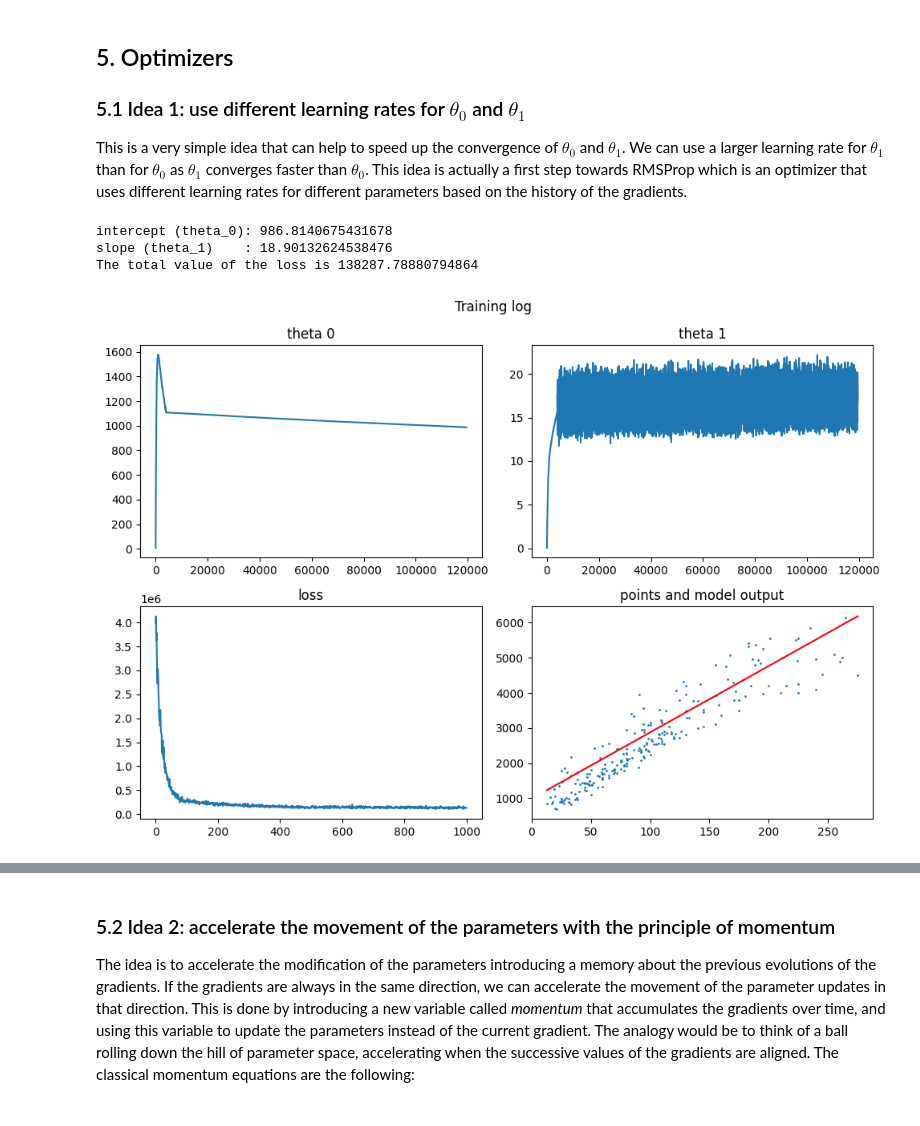
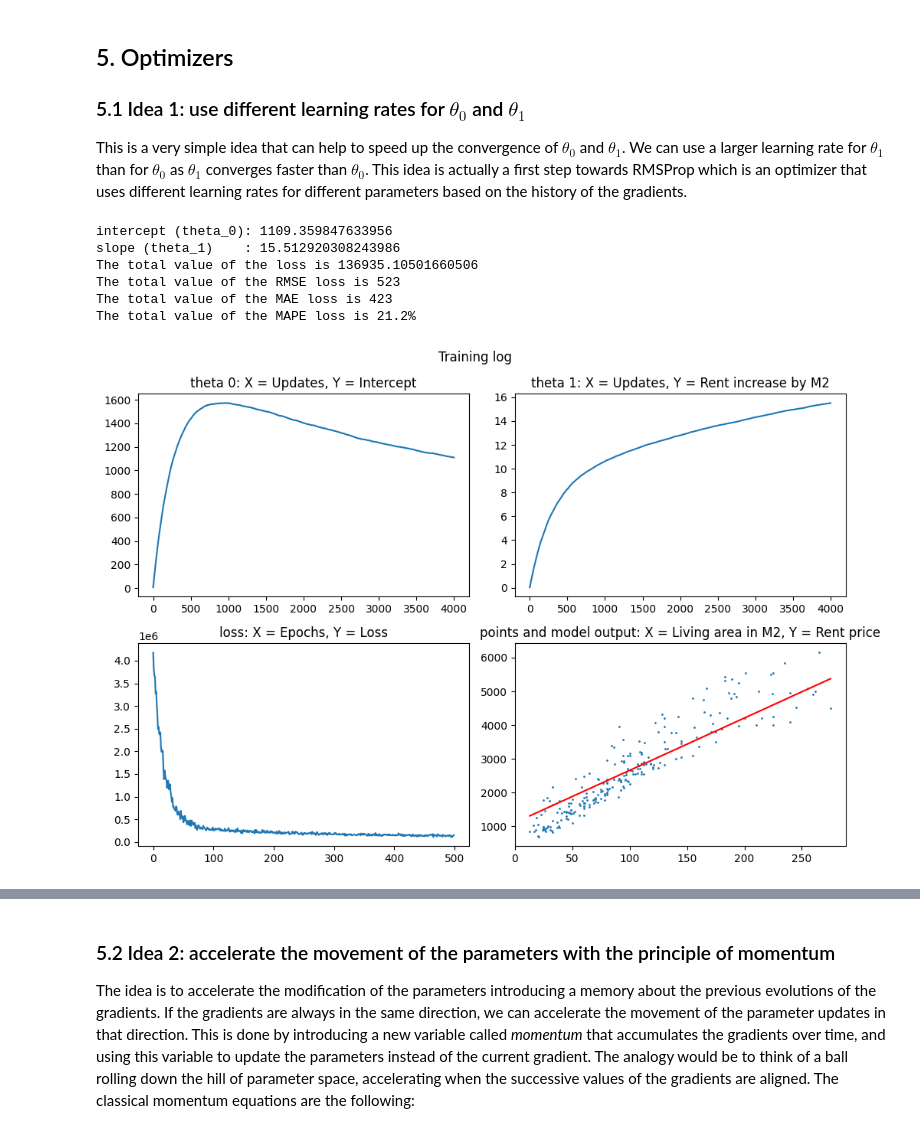
Before and after one commit to MehrLinard/DeLearnSpr26, a Jupyter notebook: Mandatory_Handin2/student-input/cg-linear-regression-stud.ipynb, the cells around one changed output, grey strips where cells are left out. Saved outputs shown, nothing was run; the diff lists cells and outputs as text; code cells hidden in the pictures.

Commit message:
intermediary checkin, reworked batch processing due to code error with two training looops need to rerun and redo all analysis

```diff
--- a/Mandatory_Handin2/student-input/cg-linear-regression-stud.ipynb
+++ b/Mandatory_Handin2/student-input/cg-linear-regression-stud.ipynb
@@ -320,16 +330,16 @@ def plot_training_log(loss_evolution, t0_evolution, t1_evolution, x, y):
     fig, ((ax1, ax2), (ax3, ax4)) = plt.subplots(2, 2, figsize=(10,7))
     fig.suptitle('Training log')
     ax1.plot(t0_evolution)
-    ax1.set_title('theta 0')
+    ax1.set_title('theta 0: X = Updates, Y = Intercept')
     ax2.plot(t1_evolution)
-    ax2.set_title('theta 1')
+    ax2.set_title('theta 1: X = Updates, Y = Rent increase by M2')
     ax3.plot(loss_evolution)
-    ax3.set_title('loss')
+    ax3.set_title('loss: X = Epochs, Y = Loss')
     ax4.scatter(x, y, s=1.0)
     x_curve = np.array(np.linspace(np.min(x), np.max(x), 2))
     y_curve = t0_evolution[-1] + t1_evolution[-1] * x_curve  # use last value of evolution as thetas
     ax4.plot(x_curve, y_curve, color='red')
-    ax4.set_title('points and model output')
+    ax4.set_title('points and model output: X = Living area in M2, Y = Rent price')
     fig.tight_layout()
 # %% [markdown]
 Complete the code below to implement the stochastic gradient descent algorithm for linear regression. Make sure you understand the code and the algorithm before completing it. We will bring incremental evolution to this code so make sure you understand each lines of it. The code is pretty straightforward, but you can ask for help if you have any questions.
@@ -617,54 +658,50 @@ for epoch in range(epochs):
             batch_grad_t0 += theta_0.grad_v   # update rule for theta_0
             batch_grad_t1 += theta_1.grad_v  # update rule for theta_1
             batch_loss += j.v
 
         #gradient average over batch of both gradients
         average_gradt0 = batch_grad_t0 / batch_size
         average_gradt1 = batch_grad_t1 / batch_size
 
         # apply learning rate
         # only these next two lines change for different learning rates per theta 1 and 0
         t0 = t0 - alpha_t0 * average_gradt0
         t1 = t1 - alpha_t1 * average_gradt1
         # calcualte epoch loss with average of batch
         epoch_loss += batch_loss / batch_size
 
         t0_evolution.append(t0)
         t1_evolution.append(t1)
 
 
     loss_evolution.append(epoch_loss / n_steps)
     epoch_loss = 0.0
 
 
-
-for epoch in range(epochs):
-    n_steps = N
-    epoch_loss = 0.0
-    for step in range(n_steps):
-        n = random.choice(range(0, N))  # random sampling in the training set
-        cg.reset_values()
-        cg.forward([living_area[n], t0, t1, rent_price[n]])
-        cg.backward()
-        t0 = t0 -alpha * theta_0.grad_v   # update rule for theta_0
-        t1 = t1 - alpha * theta_1.grad_v  # update rule for theta_1
-        epoch_loss += j.v
-        t0_evolution.append(t0)
-        t1_evolution.append(t1)
-    loss_evolution.append(epoch_loss / n_steps)
-
-
 print("intercept (theta_0):", t0)
 print("slope (theta_1)    :", t1)
 y_hat = t0 + t1 * living_area
 J = mse_loss(y_hat, rent_price)
 print("The total value of the loss is", J)
+
+# losses rmse mae mape
+rmse = rmse_loss(y_hat, rent_price)
+mae = mae_loss(y_hat, rent_price)
+mape = mape_loss(y_hat, rent_price)
+
+print("The total value of the RMSE loss is", round(rmse))
+print("The total value of the MAE loss is", round(mae))
+print("The total value of the MAPE loss is", f"{100*mape:.1f}%")
+
 plot_training_log(loss_evolution, t0_evolution, t1_evolution, living_area, rent_price)
 # %% [output]
-intercept (theta_0): 986.8140675431678
-slope (theta_1)    : 18.90132624538476
-The total value of the loss is 138287.78880794864
+intercept (theta_0): 1109.359847633956
+slope (theta_1)    : 15.512920308243986
+The total value of the loss is 136935.10501660506
+The total value of the RMSE loss is 523
+The total value of the MAE loss is 423
+The total value of the MAPE loss is 21.2%
-[figure, old version]
+[figure, new version]
 # %% [markdown]
 **Your observations**. To be completed
 * **Initial setting, Learning rates: 0.0000001 and 0.00025**
```
Also changed, not shown: parts of 13 cells of this notebook, 7 other files.
